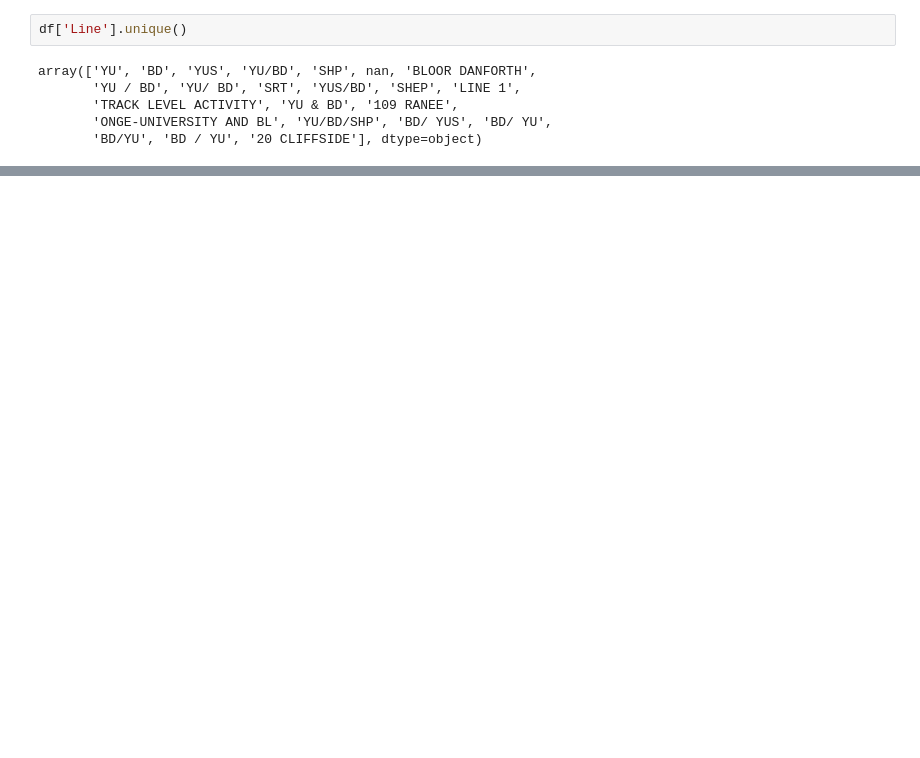
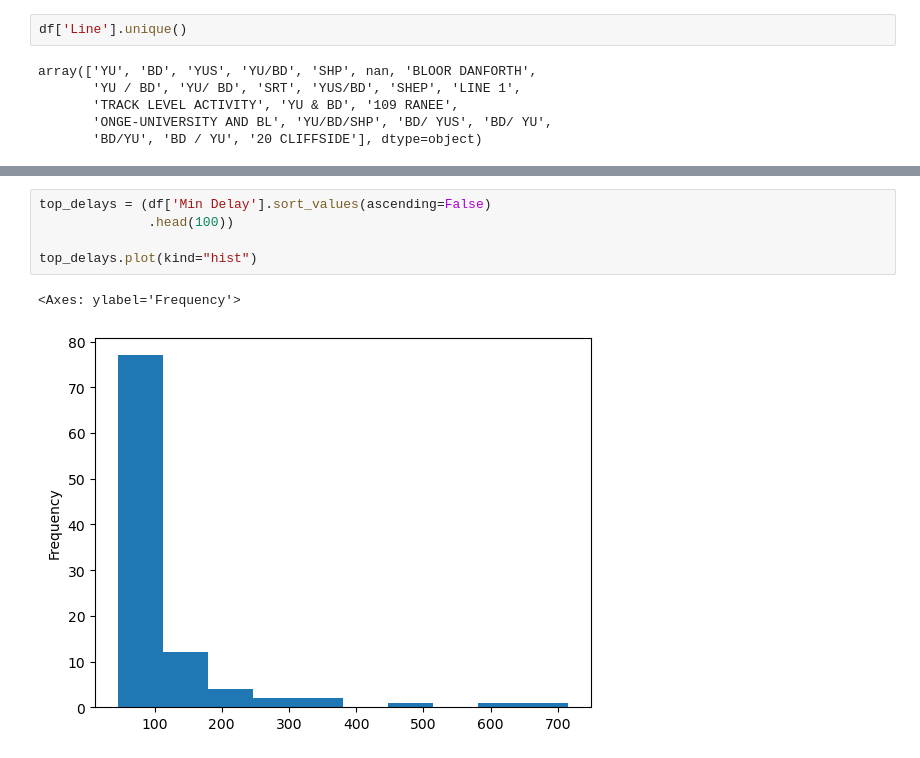
Before and after one commit to jcpeinado/Team_Project-TTC_Delays, a Jupyter notebook: 02_data_processing/01_exploratory_data_analysis.ipynb, the cells around one changed output, grey strips where cells are left out. Cells and saved outputs as stored; diff of their text form; blank space fills up the shorter version.

```diff
--- a/02_data_processing/01_exploratory_data_analysis.ipynb
+++ b/02_data_processing/01_exploratory_data_analysis.ipynb
@@ -60,0 +172,8 @@ array(['YU', 'BD', 'YUS', 'YU/BD', 'SHP', nan, 'BLOOR DANFORTH',
+# %%
+top_delays = (df['Min Delay'].sort_values(ascending=False)
+              .head(100))
+
+top_delays.plot(kind="hist")
+# %% [output]
+<Axes: ylabel='Frequency'>
+[figure, added]
```
Also changed, not shown: parts of 28 cells of this notebook, 2 other files.
